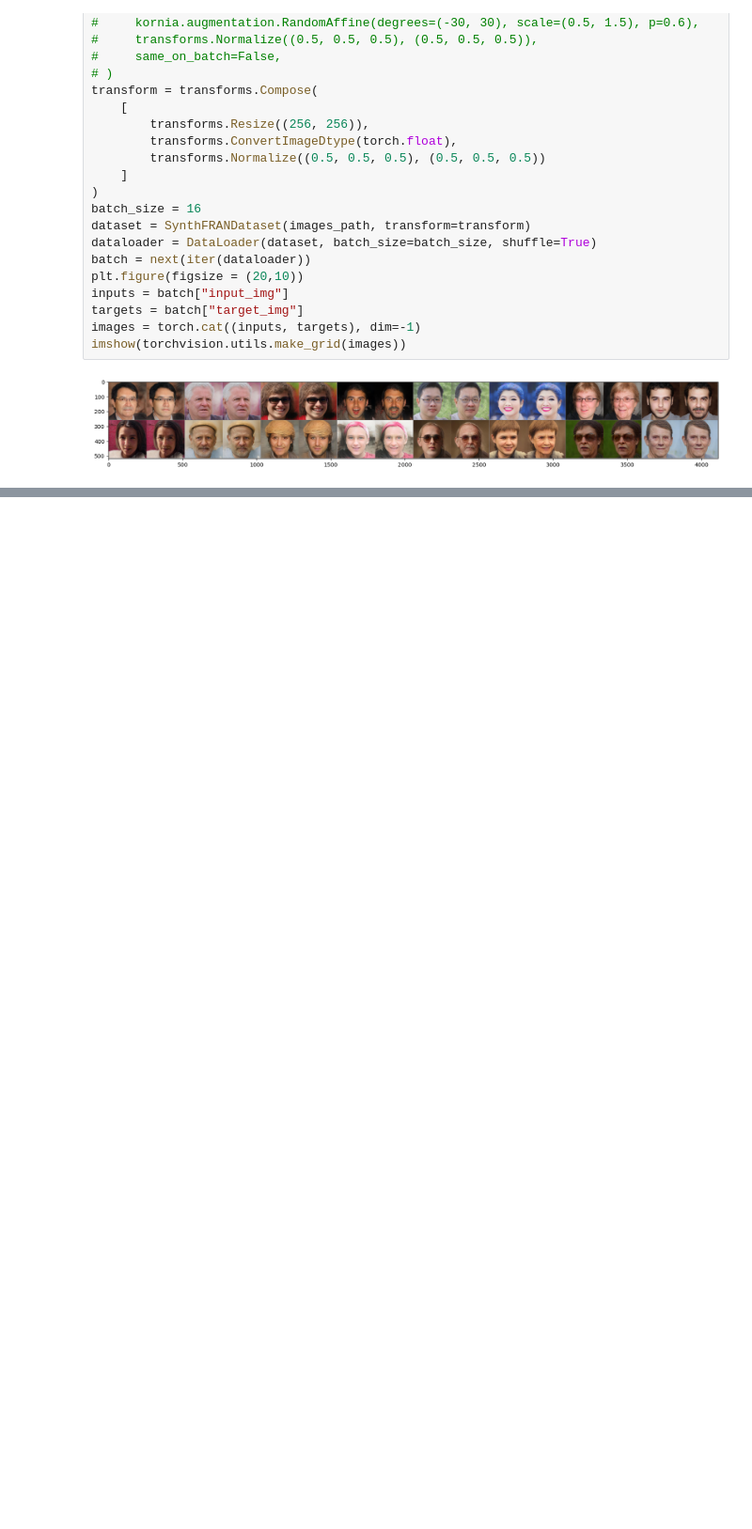
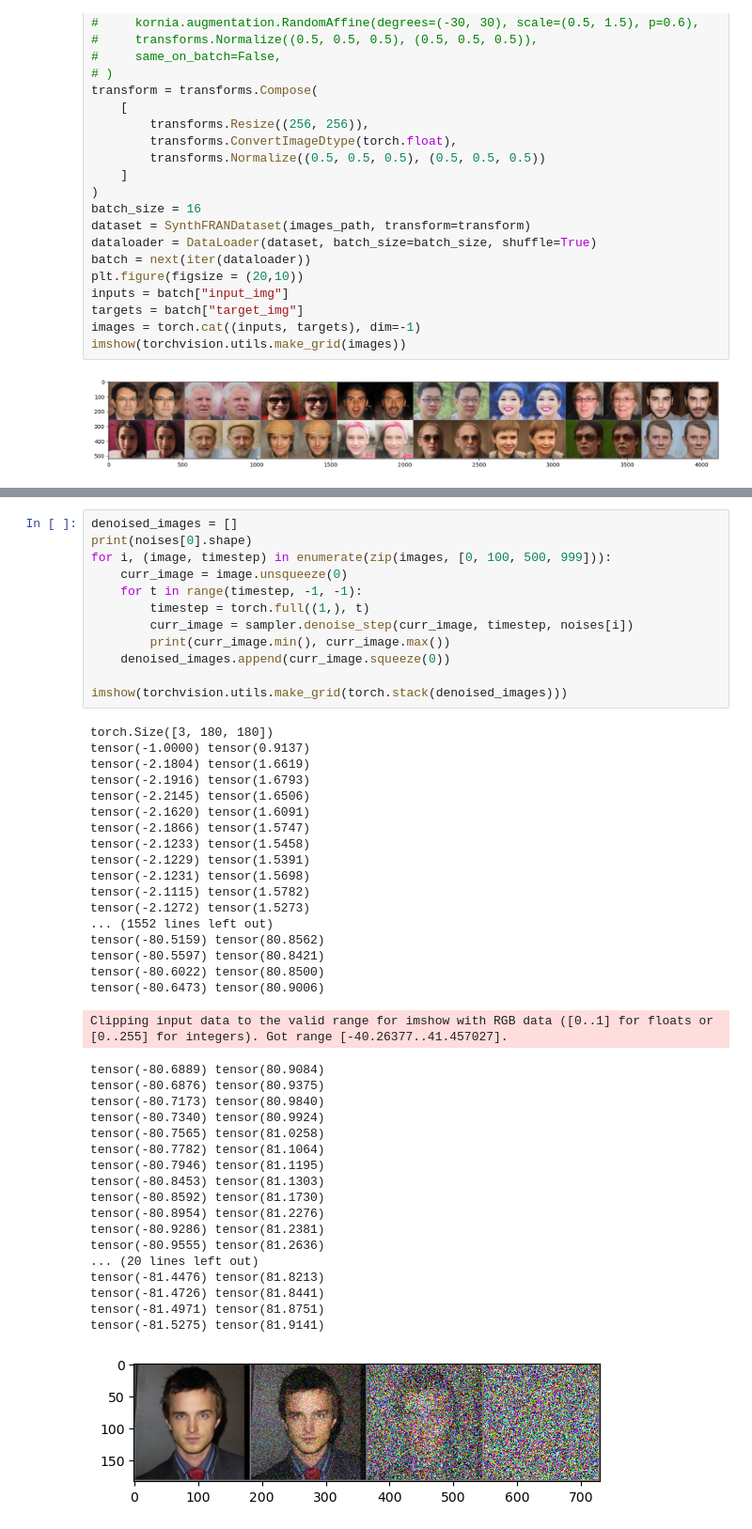
Before and after one commit to pdombrza/face-aging-models, a Jupyter notebook: notebooks/analysis.ipynb, the cells around one changed output, grey strips where cells are left out. Shown at 94% size. Drawn from its saved outputs; the diff is of its cells as text; blank space fills up the shorter version.

```diff
--- a/notebooks/analysis.ipynb
+++ b/notebooks/analysis.ipynb
@@ -300,0 +339,49 @@ imshow(torchvision.utils.make_grid(images))
+# %%
+denoised_images = []
+print(noises[0].shape)
+for i, (image, timestep) in enumerate(zip(images, [0, 100, 500, 999])):
+    curr_image = image.unsqueeze(0)
+    for t in range(timestep, -1, -1):
+        timestep = torch.full((1,), t)
+        curr_image = sampler.denoise_step(curr_image, timestep, noises[i])
+        print(curr_image.min(), curr_image.max())
+    denoised_images.append(curr_image.squeeze(0))
+
+imshow(torchvision.utils.make_grid(torch.stack(denoised_images)))
+# %% [output]
+torch.Size([3, 180, 180])
+tensor(-1.0000) tensor(0.9137)
+tensor(-2.1804) tensor(1.6619)
+tensor(-2.1916) tensor(1.6793)
+tensor(-2.2145) tensor(1.6506)
+tensor(-2.1620) tensor(1.6091)
+tensor(-2.1866) tensor(1.5747)
+tensor(-2.1233) tensor(1.5458)
+tensor(-2.1229) tensor(1.5391)
+tensor(-2.1231) tensor(1.5698)
+tensor(-2.1115) tensor(1.5782)
+tensor(-2.1272) tensor(1.5273)
+... (1552 lines left out)
+tensor(-80.5159) tensor(80.8562)
+tensor(-80.5597) tensor(80.8421)
+tensor(-80.6022) tensor(80.8500)
+tensor(-80.6473) tensor(80.9006)
+Clipping input data to the valid range for imshow with RGB data ([0..1] for floats or [0..255] for integers). Got range [-40.26377..41.457027].
+tensor(-80.6889) tensor(80.9084)
+tensor(-80.6876) tensor(80.9375)
+tensor(-80.7173) tensor(80.9840)
+tensor(-80.7340) tensor(80.9924)
+tensor(-80.7565) tensor(81.0258)
+tensor(-80.7782) tensor(81.1064)
+tensor(-80.7946) tensor(81.1195)
+tensor(-80.8453) tensor(81.1303)
+tensor(-80.8592) tensor(81.1730)
+tensor(-80.8954) tensor(81.2276)
+tensor(-80.9286) tensor(81.2381)
+tensor(-80.9555) tensor(81.2636)
+... (20 lines left out)
+tensor(-81.4476) tensor(81.8213)
+tensor(-81.4726) tensor(81.8441)
+tensor(-81.4971) tensor(81.8751)
+tensor(-81.5275) tensor(81.9141)
+[figure, added]
```
Also changed, not shown: parts of 1 cell of this notebook, 12 other files.
